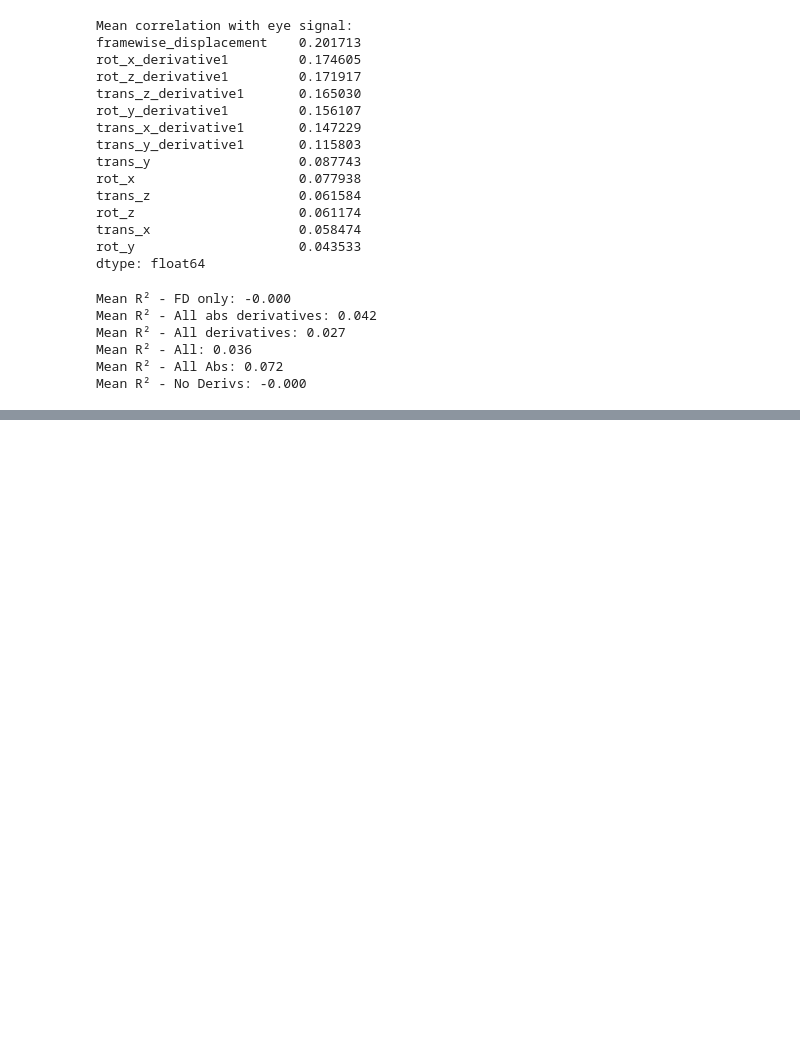
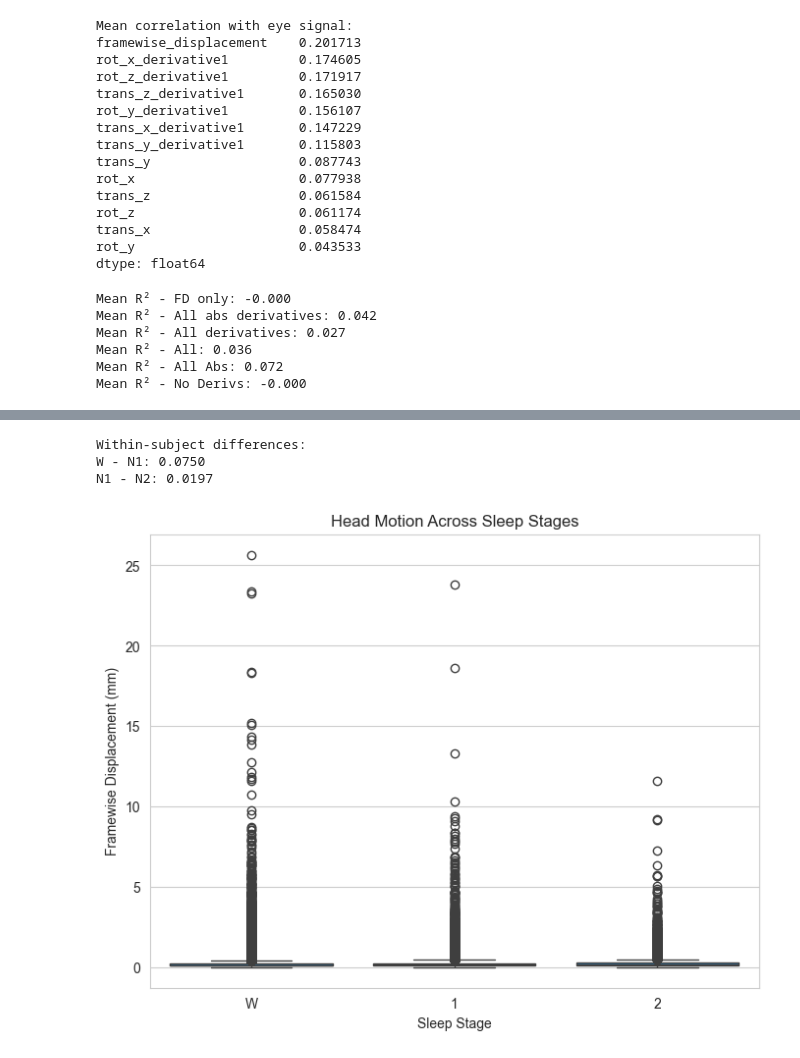
Before and after one commit to BCN-lab/sleepMReye, a Jupyter notebook: sleepmreye/notebooks/head_motion_regression.ipynb, the cells around one changed output, grey strips where cells are left out. Cells and saved outputs as stored; diff of their text form; code cells hidden in the pictures; blank space fills up the shorter version.

```diff
--- a/sleepmreye/notebooks/head_motion_regression.ipynb
+++ b/sleepmreye/notebooks/head_motion_regression.ipynb
@@ -199,3 +199,32 @@ Mean R² - All derivatives: 0.027
 Mean R² - All: 0.036
 Mean R² - All Abs: 0.072
 Mean R² - No Derivs: -0.000
+# %%
+# Look at mean FD across states
+from SleepMReye.sleepmreye.sleep_mrio import SleepMRIO
+
+import pandas as pd
+import numpy as np
+
+mrio = SleepMRIO(
+    bids_root="/Users/zach/2025_RA/matthias/bids_sleepmreye",
+    exclude_subjects=["01", "07", "09", "12"],
+    tr=2.1,
+    task="sleep",
+    load_signal=True,
+    desc_add="clean-with-fd-clamped"
+)
+# %%
+import pandas as pd
+import numpy as np
+
+# Collect FD values labeled by sleep stage at each TR
+motion_by_stage = []
+
+for subject, run, run_df in mrio.iter_run_events(run_inclusion=True):
+    # if subject == "28" and run == "6":
+    #     print(run_df["state"].unique())
+    #     print(mrio.run_inclusion_condition(run_df))
+
+    print(f"{subject}, {run}" ,run_df.state.unique())
+    # break
@@ -201,0 +309,26 @@ Mean R² - No Derivs: -0.000
+# %%
+# Calculate subject-specific means for each state
+subject_means = df.groupby(['subject', 'state'])['fd'].mean().reset_index()
+subject_wide = subject_means.pivot(index='subject', columns='state', values='fd')
+
+# Look at within-subject differences
+print("Within-subject differences:")
+print(f"W - N1: {(subject_wide['W'] - subject_wide['1']).mean():.4f}")
+print(f"N1 - N2: {(subject_wide['1'] - subject_wide['2']).mean():.4f}")
+# %% [output]
+Within-subject differences:
+W - N1: 0.0750
+N1 - N2: 0.0197
+# %%
+
+import matplotlib.pyplot as plt
+import seaborn as sns
+
+plt.figure(figsize=(8, 6))
+sns.boxplot(data=df, x='state', y='fd', order=['W', '1', '2'])
+plt.ylabel('Framewise Displacement (mm)')
+plt.xlabel('Sleep Stage')
+plt.title('Head Motion Across Sleep Stages')
+plt.show()
+# %% [output]
+[figure, added]
```
Also changed, not shown: parts of 2 cells of this notebook, 4 other files.
